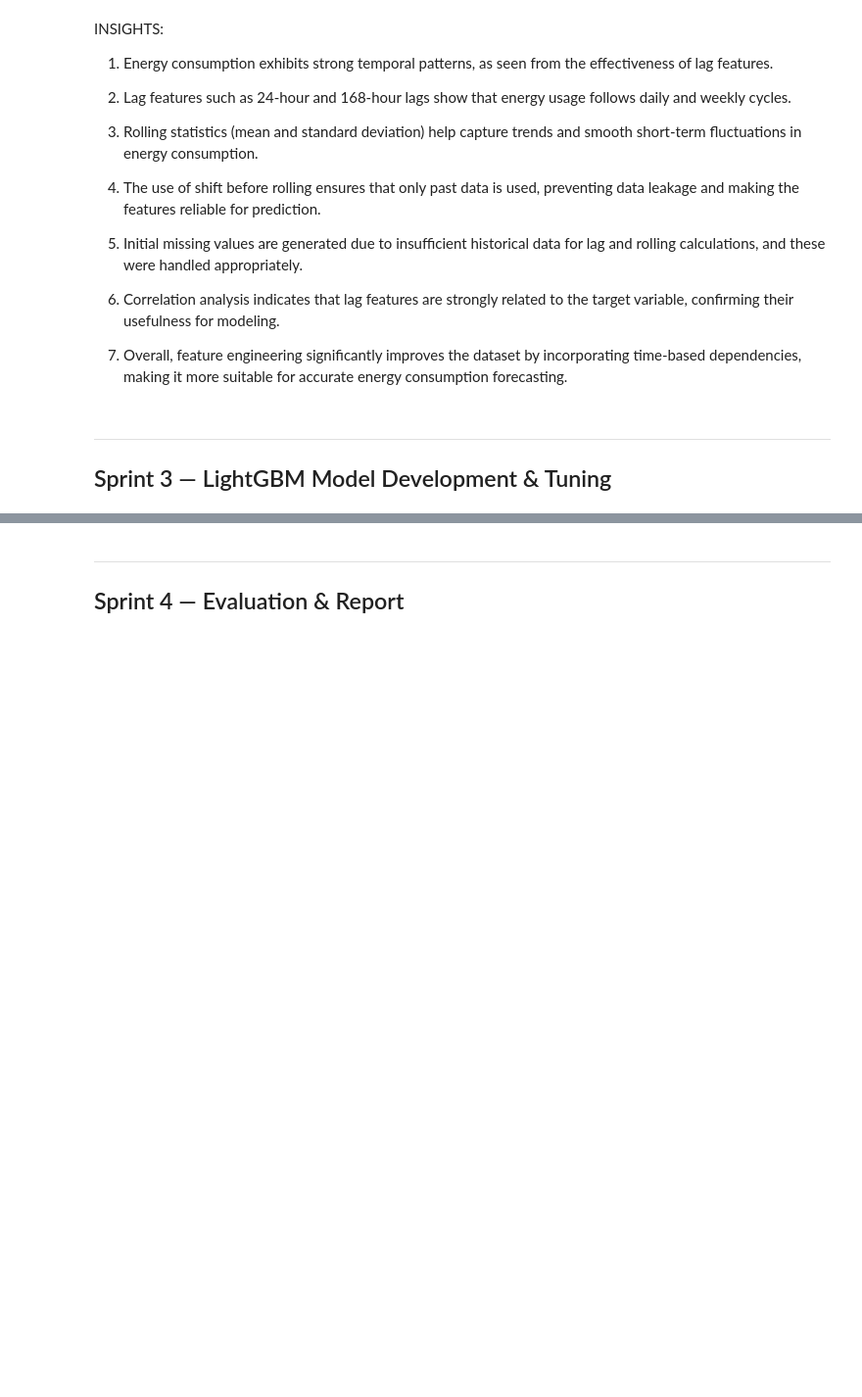
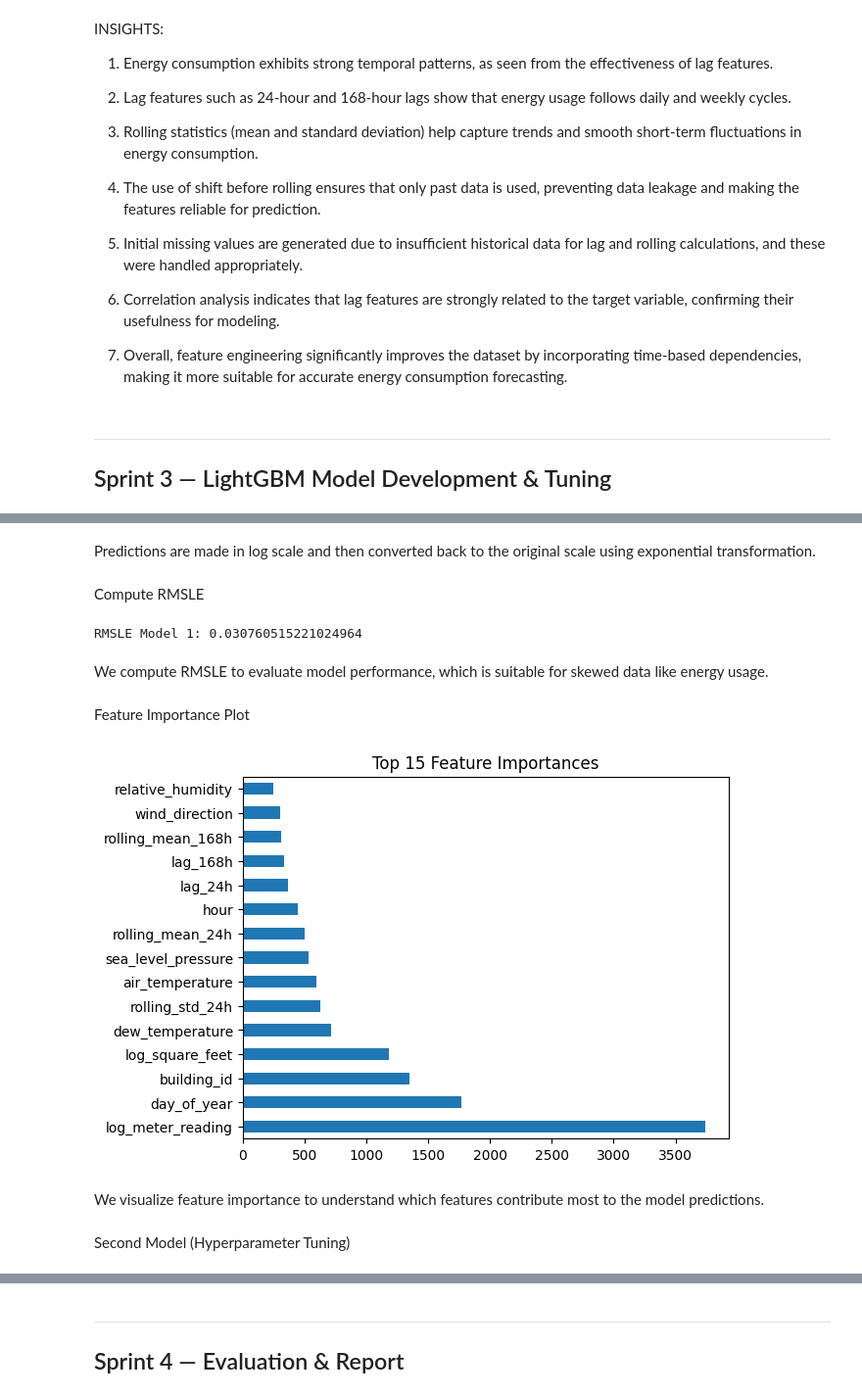
Before and after one commit to ZahraSabouri/CMT307_GreatEnergyPredictor, a Jupyter notebook: notebooks/Shivalika_Time_Series_Patterns.ipynb, the cells around one changed output, grey strips where cells are left out. Shown at 98% size. Saved outputs shown, nothing was run; the diff lists cells and outputs as text; code cells hidden in the pictures; blank space fills up the shorter version.

```diff
--- a/notebooks/Shivalika_Time_Series_Patterns.ipynb
+++ b/notebooks/Shivalika_Time_Series_Patterns.ipynb
@@ -679,0 +641,12 @@ INSIGHTS:
+# %%
+# Time-based split (important for time series)
+split_date = train_df["timestamp"].quantile(0.8)
+
+final_train = train_df[train_df["timestamp"] < split_date]
+final_val = train_df[train_df["timestamp"] >= split_date]
+
+X_train = final_train[feature_cols]
+y_train = final_train["meter_reading"]
+
+X_val = final_val[feature_cols]
+y_val = final_val["meter_reading"]
@@ -679,0 +657,5 @@ INSIGHTS:
+# %%
+import numpy as np
+
+y_train_log = np.log1p(y_train)
+y_val_log = np.log1p(y_val)
@@ -679,0 +666,12 @@ INSIGHTS:
+# %%
+import lightgbm as lgb
+
+model = lgb.LGBMRegressor(
+    n_estimators=500,
+    learning_rate=0.05,
+    num_leaves=31,
+    random_state=42,
+    n_jobs=-1
+)
+
+model.fit(X_train, y_train_log)
@@ -679,0 +694,31 @@ INSIGHTS:
+# %% [markdown]
+Predictions are made in log scale and then converted back to the original scale using exponential transformation.
+# %% [markdown]
+Compute RMSLE
+# %%
+from sklearn.metrics import mean_squared_log_error
+
+rmsle_1 = np.sqrt(mean_squared_log_error(y_val, y_pred))
+print("RMSLE Model 1:", rmsle_1)
+# %% [output]
+RMSLE Model 1: 0.030760515221024964
+# %% [markdown]
+We compute RMSLE to evaluate model performance, which is suitable for skewed data like energy usage.
+# %% [markdown]
+Feature Importance Plot
+# %%
+import matplotlib.pyplot as plt
+import pandas as pd
+
+importance = pd.Series(model.feature_importances_, index=X_train.columns)
+importance = importance.sort_values(ascending=False).head(15)
+
+importance.plot(kind="barh")
+plt.title("Top 15 Feature Importances")
+plt.show()
+# %% [output]
+[figure, added]
+# %% [markdown]
+We visualize feature importance to understand which features contribute most to the model predictions.
+# %% [markdown]
+Second Model (Hyperparameter Tuning)
```
Also changed, not shown: parts of 38 cells of this notebook.
